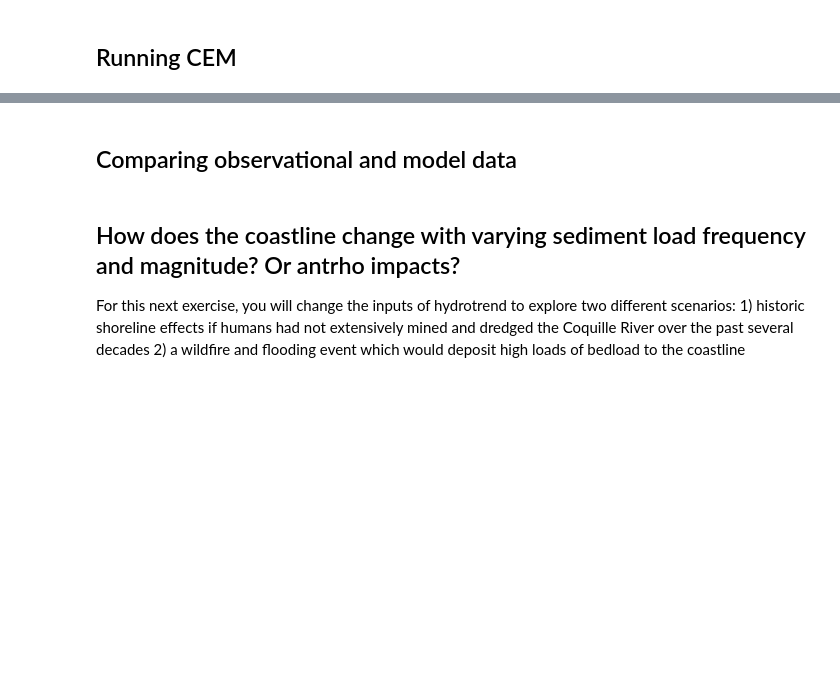
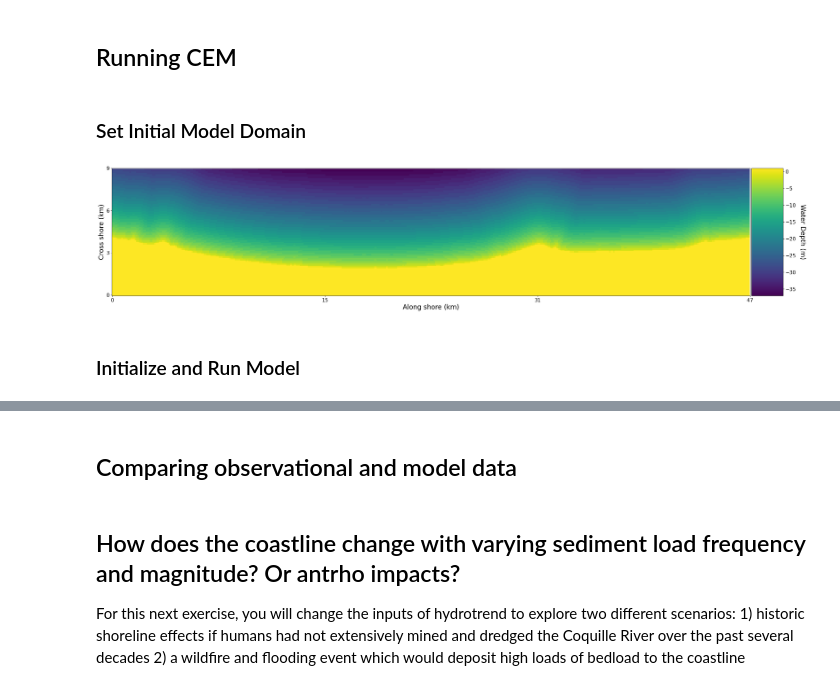
Before and after one commit to csdms-espin/coastal2025, a Jupyter notebook: CEM-HydroTrend.ipynb, the cells around one changed output, grey strips where cells are left out. Drawn from its saved outputs; the diff is of its cells as text; code cells hidden in the pictures; blank space fills up the shorter version.

Commit message:
Add base CEM model run to notebook.

```diff
--- a/CEM-HydroTrend.ipynb
+++ b/CEM-HydroTrend.ipynb
@@ -254,2 +288,31 @@ What input parameters from the HYDRO.IN file do you think control water discharg
 # %% [markdown]
 ## Running CEM
+# %% [markdown]
+### Set Initial Model Domain
+# %%
+xy = np.loadtxt('./data/cem/coquille_pt_coords.txt')
+
+# shoreline
+x=xy[:,0]
+y=xy[:,1]
+dx=100
+dy=100
+
+# Get the sorted indices of x
+sorted_indices = np.argsort(x)
+
+# Sort x and reorder y accordingly
+x_sorted = x[sorted_indices]
+y_sorted = y[sorted_indices]
+
+xnew,ynew = utils.rotate_shoreline(x_sorted,y_sorted, -71)
+x, y = utils.fill_gaps(xnew, ynew, 50)
+
+[xg,yg,elev] = utils.shorelinetogrid(x,y,dx,dy,plotdata=False)
+
+# we need pad to be the masked values
+domain = utils.set_domain(elev, pad=20)
+# visualize updated coastline data
+utils.plot_coast(domain,dx,dy)
+# %% [output]
+[figure, added]
@@ -255,0 +324,2 @@ What input parameters from the HYDRO.IN file do you think control water discharg
+# %% [markdown]
+### Initialize and Run Model
```
Also changed, not shown: parts of 8 cells of this notebook.
